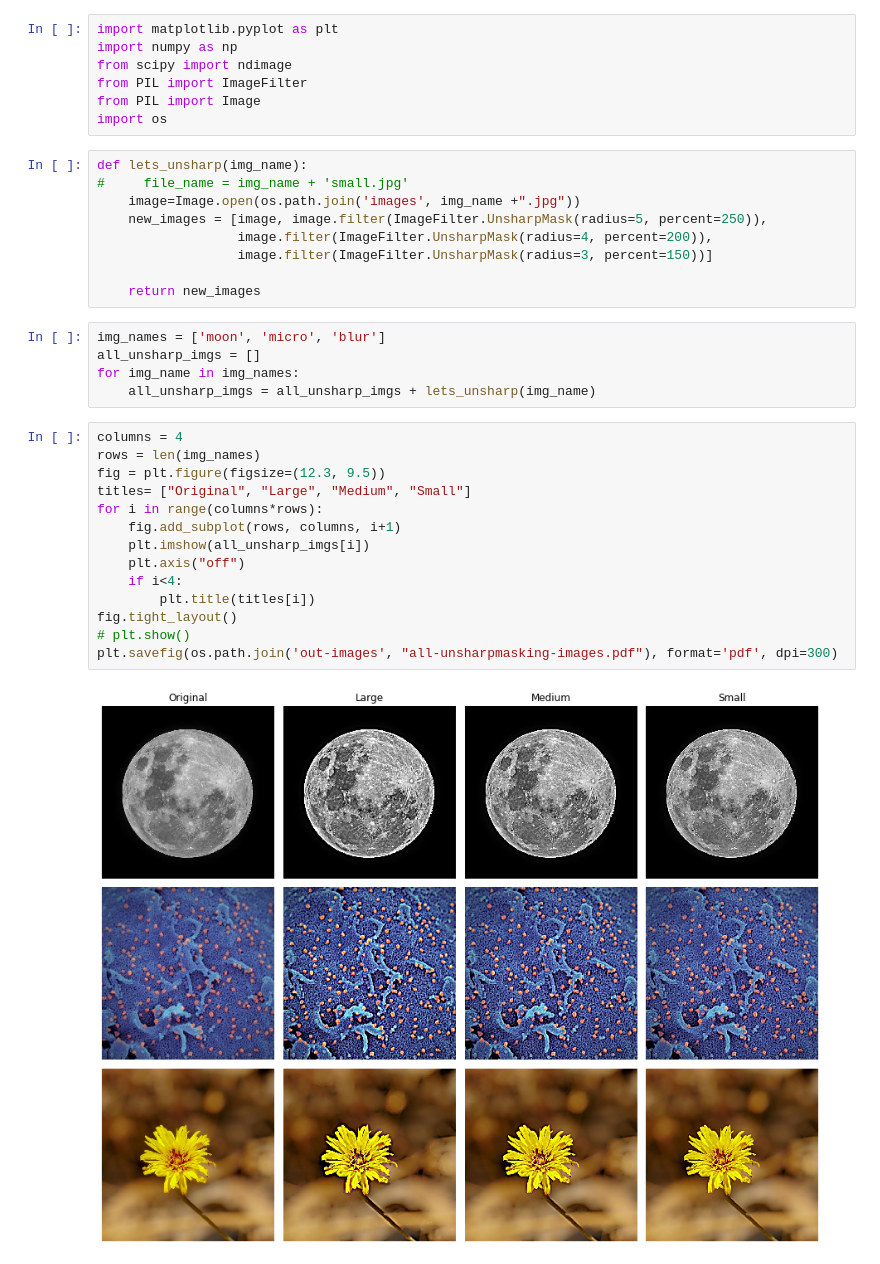
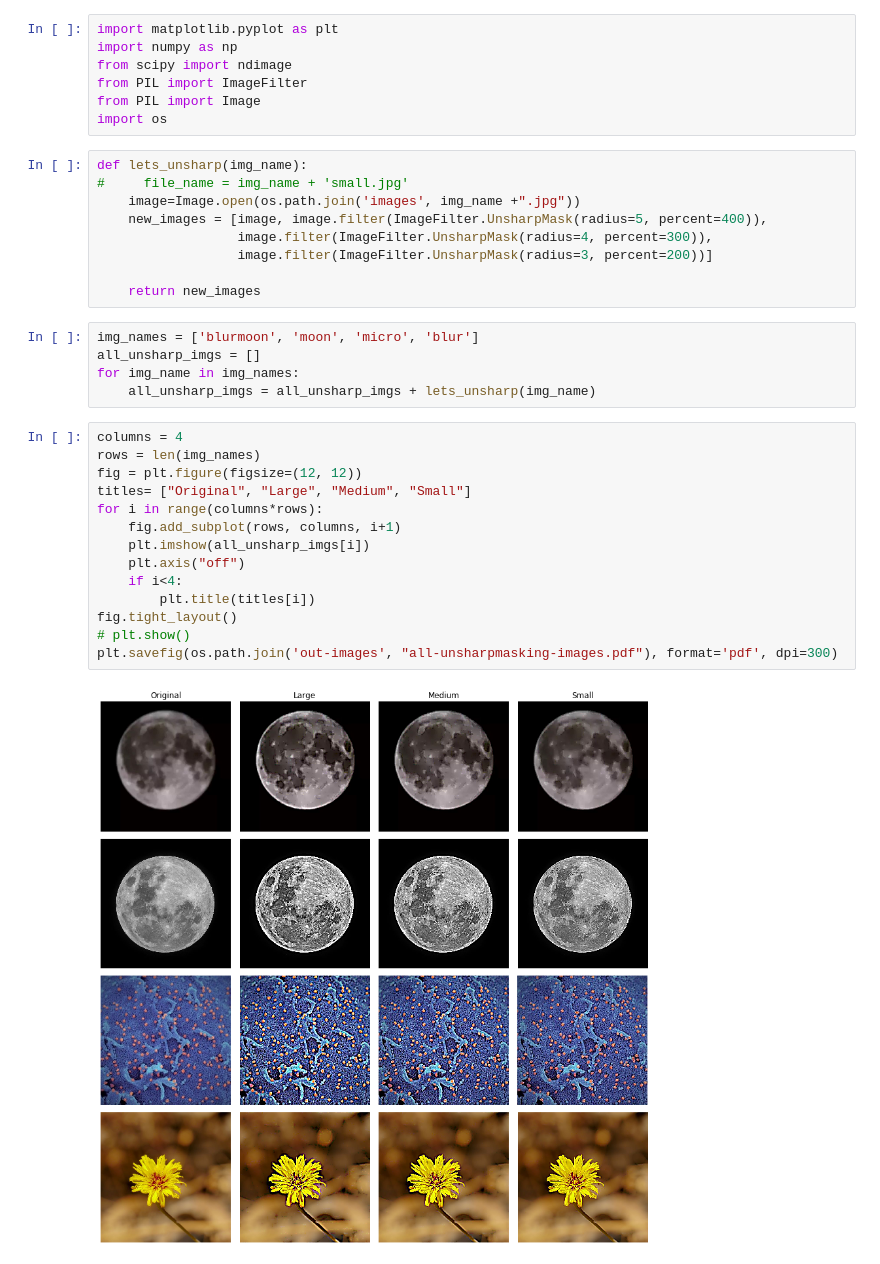
Before and after one commit to ldnam/Transformation-Filter-Unsharpmasking_project, a Jupyter notebook: Unsharpmasking.ipynb, the cells around one changed output. Saved outputs shown, nothing was run; the diff lists cells and outputs as text.

```diff
--- a/Unsharpmasking.ipynb
+++ b/Unsharpmasking.ipynb
@@ -9,29 +9,29 @@ import os
 def lets_unsharp(img_name):
 #     file_name = img_name + 'small.jpg'
     image=Image.open(os.path.join('images', img_name +".jpg"))
-    new_images = [image, image.filter(ImageFilter.UnsharpMask(radius=5, percent=250)),
-                  image.filter(ImageFilter.UnsharpMask(radius=4, percent=200)),
-                  image.filter(ImageFilter.UnsharpMask(radius=3, percent=150))]
+    new_images = [image, image.filter(ImageFilter.UnsharpMask(radius=5, percent=400)),
+                  image.filter(ImageFilter.UnsharpMask(radius=4, percent=300)),
+                  image.filter(ImageFilter.UnsharpMask(radius=3, percent=200))]
 
     return new_images
 # %%
-img_names = ['moon', 'micro', 'blur']
+img_names = ['blurmoon', 'moon', 'micro', 'blur']
 all_unsharp_imgs = []
 for img_name in img_names:
     all_unsharp_imgs = all_unsharp_imgs + lets_unsharp(img_name)
 # %%
 columns = 4
 rows = len(img_names)
-fig = plt.figure(figsize=(12.3, 9.5))
+fig = plt.figure(figsize=(12, 12))
 titles= ["Original", "Large", "Medium", "Small"]
 for i in range(columns*rows):
     fig.add_subplot(rows, columns, i+1)
     plt.imshow(all_unsharp_imgs[i])
     plt.axis("off")
     if i<4:
         plt.title(titles[i])
 fig.tight_layout()
 # plt.show()
 plt.savefig(os.path.join('out-images', "all-unsharpmasking-images.pdf"), format='pdf', dpi=300)
 # %% [output]
-[figure, old version]
+[figure, new version]
```
